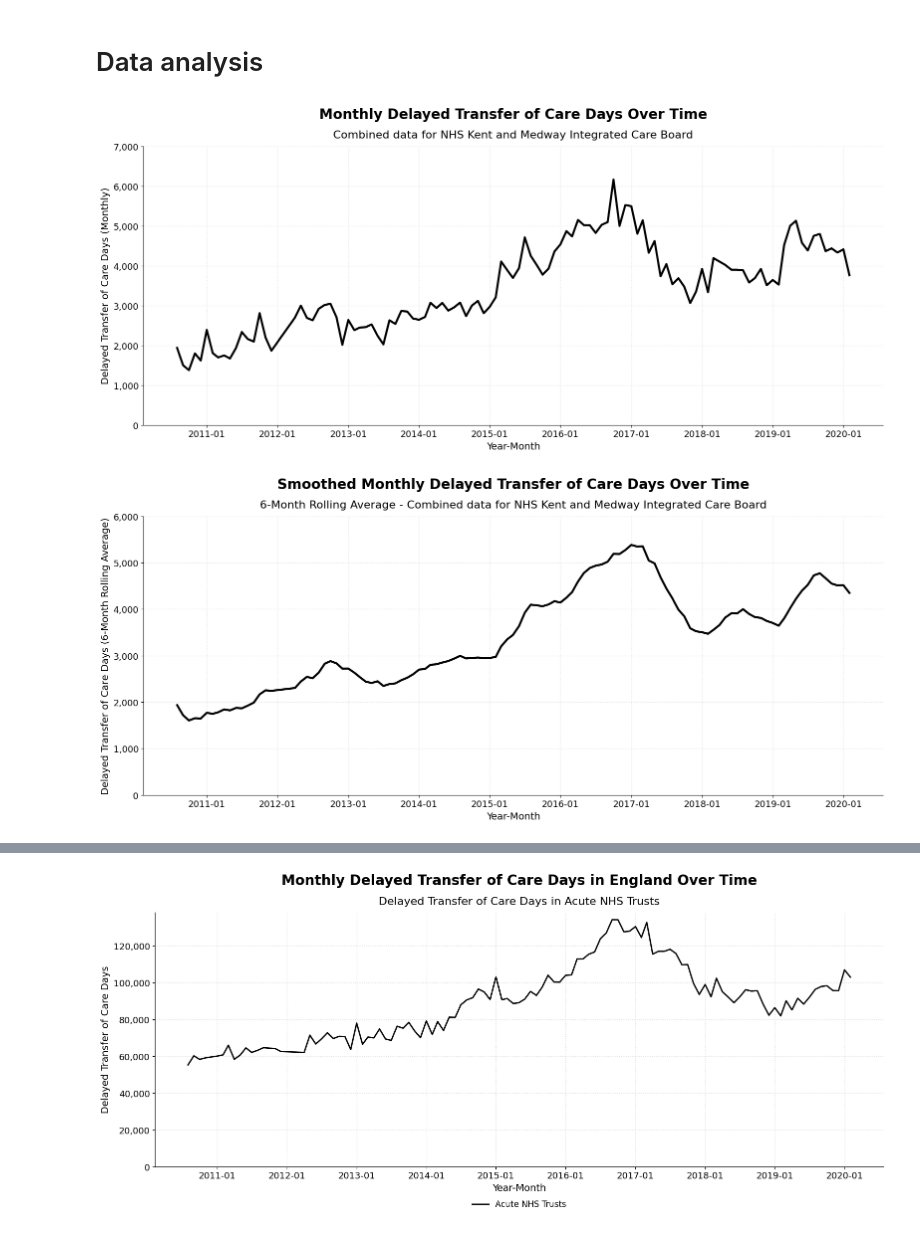
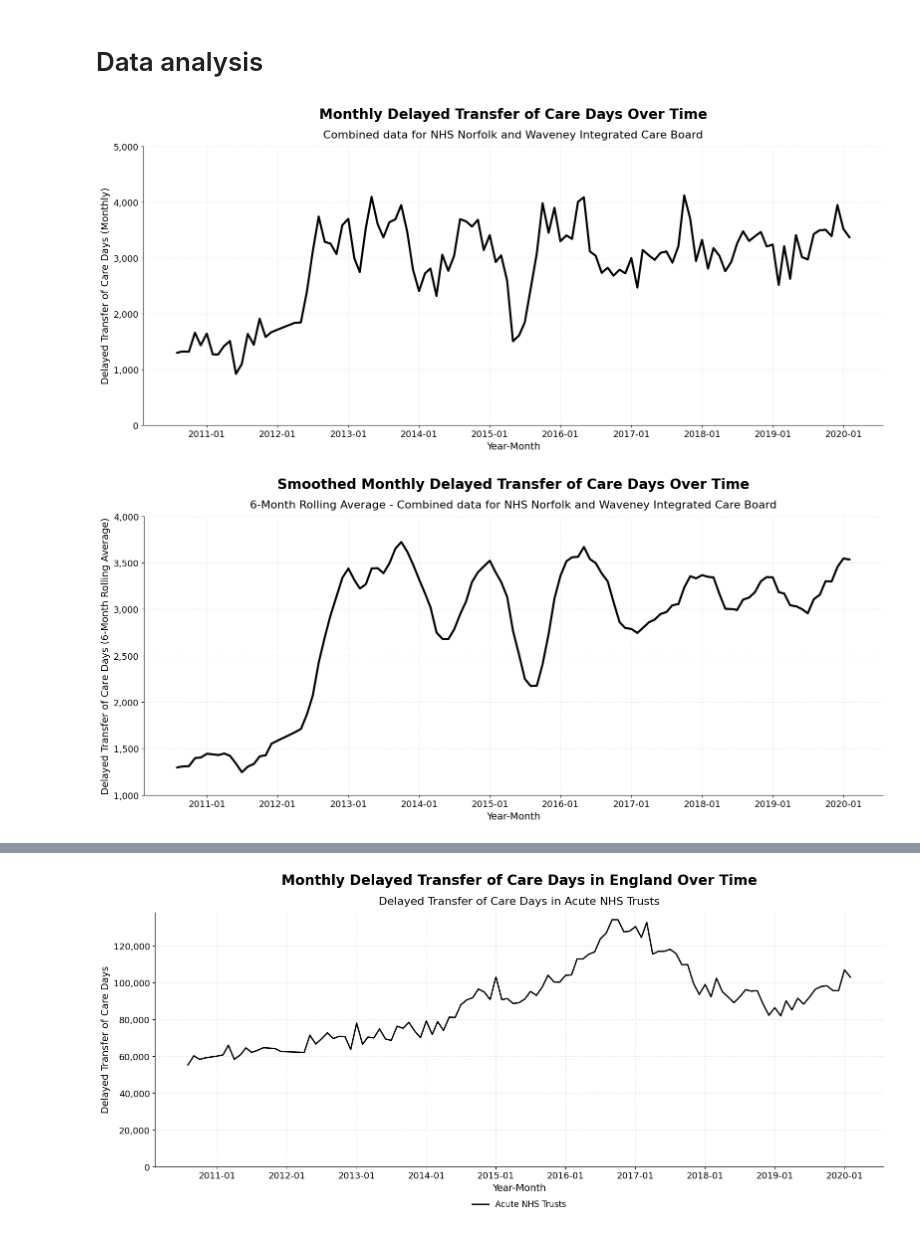
Before and after one commit to pereirajose3/nhs-kent-medway-delay-transfer-of-care-analysis, a Jupyter notebook: delayed_transfers_of_care_analysis.ipynb, the cells around one changed output, grey strips where cells are left out. Cells and saved outputs as stored; diff of their text form; code cells hidden in the pictures.

```diff
--- a/delayed_transfers_of_care_analysis.ipynb
+++ b/delayed_transfers_of_care_analysis.ipynb
@@ -1,10 +1,10 @@
 # %%
 import os
 
-#plot_save_path="C:\\Users\\e410675\\OneDrive - London South Bank University\\Desktop\\Plots"
+plot_save_path="C:\\Users\\e410675\\OneDrive - London South Bank University\\Desktop\\Plots"
 
 
-plot_save_path="C:\\Users\\Jose Luis\\Desktop"
+#plot_save_path="C:\\Users\\Jose Luis\\Desktop"
 # %%
 import pandas as pd
 
@@ -57,13 +60,11 @@ import os
 
 # === Parameters ===
 target_organisations = [
-    "Dartford And Gravesham NHS Trust",
-    "East Kent Hospitals University NHS Foundation Trust",
-    "Maidstone And Tunbridge Wells NHS Trust",
-    "Medway NHS Foundation Trust",
-    "Medway Community Healthcare",
-    "Kent Community Health NHS Foundation Trust"
-
+    "James Paget University Hospitals NHS Foundation Trust",
+    "Norfolk And Norwich University Hospitals NHS Foundation Trust",
+    "The Queen Elizabeth Hospital, King's Lynn, NHS Foundation Trust",
+    "Norfolk Community Health And Care NHS Trust",
+    "Norfolk And Suffolk NHS Foundation Trust"
 ]
 
 # === Filter and prepare data ===
@@ -94,7 +95,7 @@ ax.plot(
 
 # === Y-axis ===
 ax.set_ylabel("Delayed Transfer of Care Days (Monthly)", fontsize=14)
-ax.set_ylim(0, 7000)
+ax.set_ylim(0, 5000)
 ax.yaxis.set_major_formatter(ticker.FuncFormatter(lambda x, _: f"{int(x):,}"))
 ax.tick_params(axis='y', labelsize=13)
 
@@ -103,35 +104,35 @@ ax.set_xlabel("Year-Month", fontsize=14)
 ax.xaxis.set_major_formatter(mdates.DateFormatter("%Y-%m"))
 ax.tick_params(axis='x', rotation=0, labelsize=13)
 
 # === Titles ===
 ax.set_title(
     "Monthly Delayed Transfer of Care Days Over Time",
     fontsize=20,
     pad=40,
     weight='bold',
     loc='center'
 )
 ax.text(
     0.5, 1.03,
-    "Combined data for NHS Kent and Medway Integrated Care Board",
+    "Combined data for NHS Norfolk and Waveney Integrated Care Board",
     fontsize=16,
     ha='center',
     transform=ax.transAxes
 )
 
 # === Style ===
 ax.grid(True, linestyle=':', linewidth=1, color='lightgrey', alpha=0.8)
 ax.spines['top'].set_visible(False)
 ax.spines['right'].set_visible(False)
 
 # === Final Layout ===
 plt.tight_layout(rect=[0, 0.1, 1, 1])
 
 # === Save & Show ===
 plt.savefig(os.path.join(plot_save_path, "A5-delayed_transfer_of_care_days_total_only_monthly.png"), bbox_inches='tight', dpi=300)
 plt.show()
 # %% [output]
-[figure, old version]
+[figure, new version]
 # %%
 import matplotlib.pyplot as plt
 import matplotlib.ticker as ticker
@@ -141,12 +142,11 @@ import os
 
 # === Parameters ===
 target_organisations = [
-     "Dartford And Gravesham NHS Trust",
-    "East Kent Hospitals University NHS Foundation Trust",
-    "Maidstone And Tunbridge Wells NHS Trust",
-    "Medway NHS Foundation Trust",
-    "Medway Community Healthcare",
-    "Kent Community Health NHS Foundation Trust"
+    "James Paget University Hospitals NHS Foundation Trust",
+    "Norfolk And Norwich University Hospitals NHS Foundation Trust",
+    "The Queen Elizabeth Hospital, King's Lynn, NHS Foundation Trust",
+    "Norfolk Community Health And Care NHS Trust",
+    "Norfolk And Suffolk NHS Foundation Trust"
 ]
 
 # === Filter and prepare data ===
@@ -178,7 +178,7 @@ ax.plot(
 
 # === Y-axis ===
 ax.set_ylabel("Delayed Transfer of Care Days (6-Month Rolling Average)", fontsize=14)
-ax.set_ylim(0000, 6000)  # <<< Set fixed Y-axis limits
+ax.set_ylim(1000, 4000)  # <<< Set fixed Y-axis limits
 ax.yaxis.set_major_formatter(ticker.FuncFormatter(lambda x, _: f"{int(x):,}"))
 ax.tick_params(axis='y', labelsize=13)
 
@@ -197,7 +197,7 @@ ax.set_title(
 )
 ax.text(
     0.5, 1.03,
-    "6-Month Rolling Average - Combined data for NHS Kent and Medway Integrated Care Board",
+    "6-Month Rolling Average - Combined data for NHS Norfolk and Waveney Integrated Care Board",
     fontsize=16,
     ha='center',
     transform=ax.transAxes
@@ -215,4 +215,4 @@ plt.tight_layout(rect=[0, 0.1, 1, 1])
 plt.savefig(os.path.join(plot_save_path, "A6-delayed_transfer_of_care_days_total_only_6m_fixed_ylim.png"), bbox_inches='tight', dpi=300)
 plt.show()
 # %% [output]
-[figure, old version]
+[figure, new version]
```
Also changed, not shown: parts of 8 cells of this notebook.
